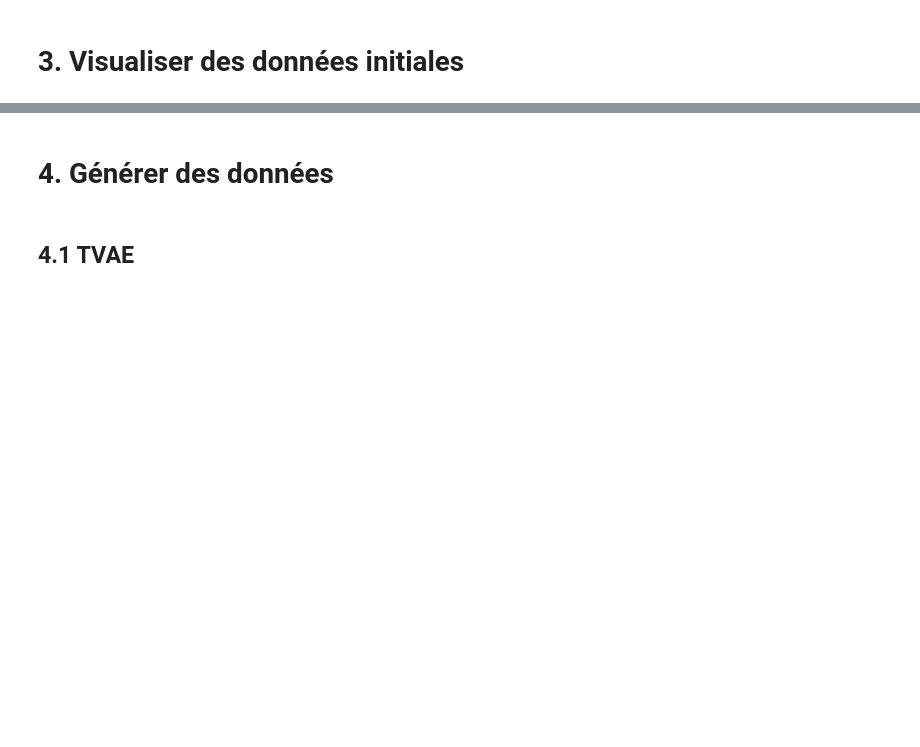
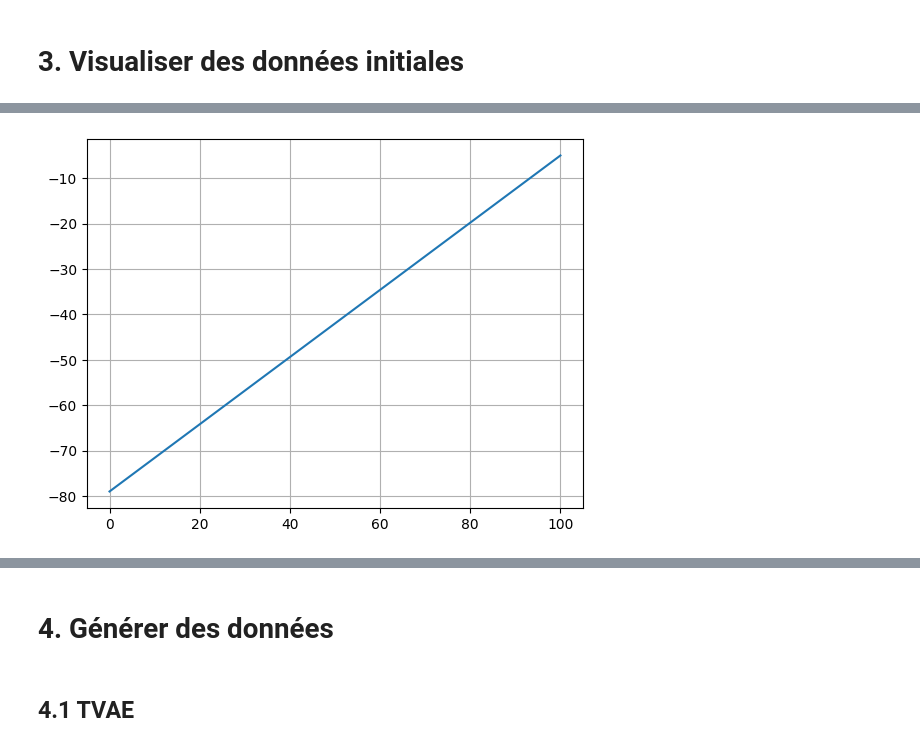
Before and after one commit to Anhquannnnnn/Data-Augmentation, a Jupyter notebook: TVAE.ipynb, the cells around one changed output, grey strips where cells are left out. Cells and saved outputs as stored; diff of their text form; code cells hidden in the pictures; blank space fills up the shorter version.

```diff
--- a/TVAE.ipynb
+++ b/TVAE.ipynb
@@ -123,0 +170,6 @@ report = analyzer.generate_report()
+# %%
+import matplotlib.pyplot as plt
+plt.plot(in_out_to_list(data["INPUT"][1]))
+plt.grid()
+# %% [output]
+[figure, added]
```
Also changed, not shown: parts of 10 cells of this notebook, 2 other files.
